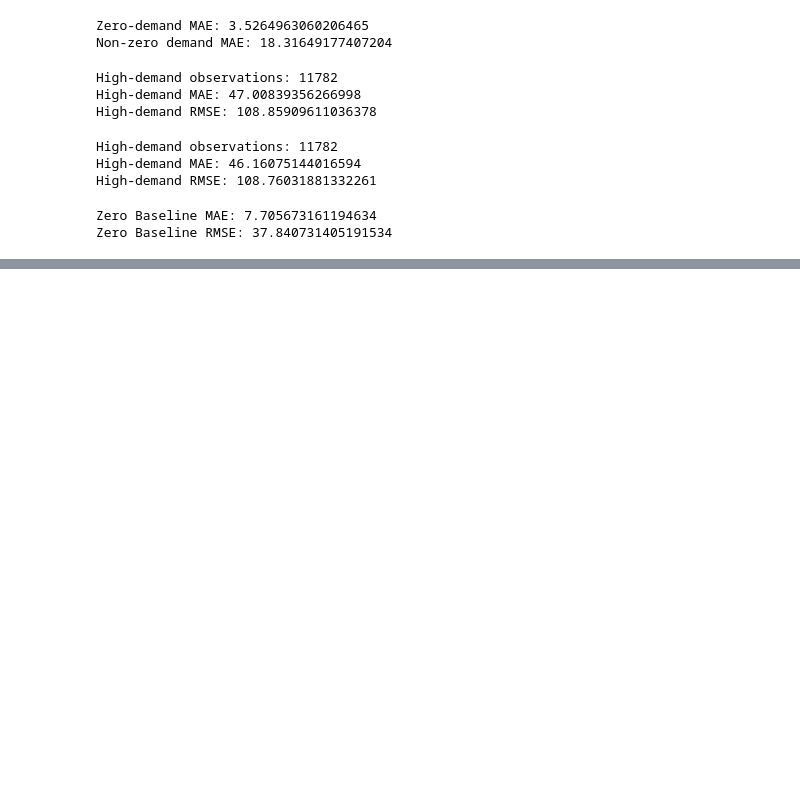
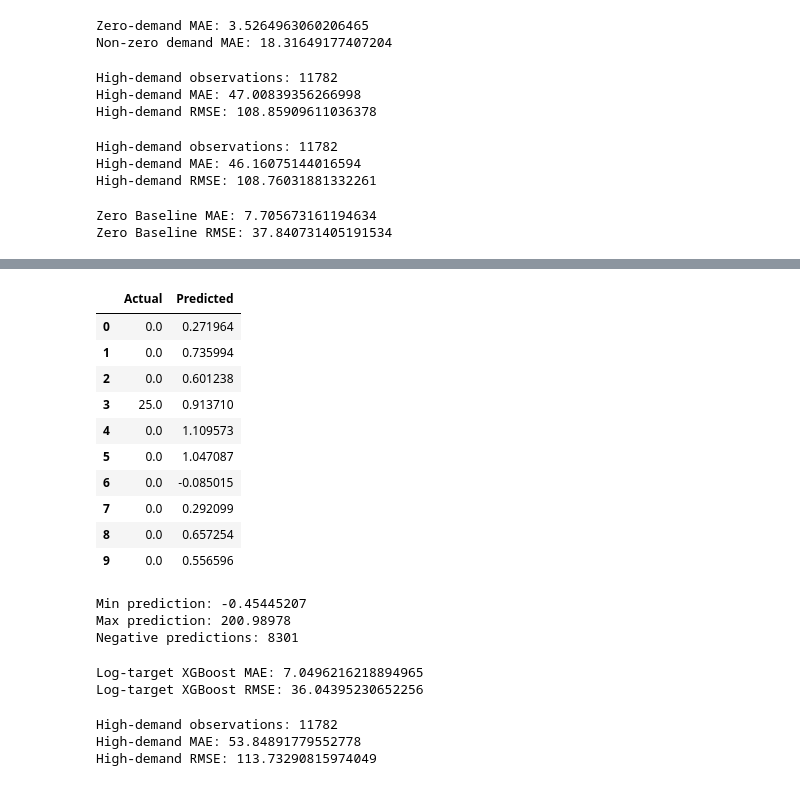
Before and after one commit to rajdeep-senapati/stocksense, a Jupyter notebook: notebooks/02_demand_forecasting.ipynb, the cells around one changed output, grey strips where cells are left out. Drawn from its saved outputs; the diff is of its cells as text; code cells hidden in the pictures; blank space fills up the shorter version.

Commit message:
Tested other models

```diff
--- a/notebooks/02_demand_forecasting.ipynb
+++ b/notebooks/02_demand_forecasting.ipynb
@@ -342,0 +372,13 @@ Zero Baseline RMSE: 37.840731405191534
+# %%
+xgb_log_model = XGBRegressor(
+    n_estimators=300,
+    learning_rate=0.05,
+    max_depth=6,
+    subsample=0.8,
+    colsample_bytree=0.8,
+    objective="reg:squarederror",
+    random_state=42,
+    n_jobs=-1,
+)
+# %%
+xgb_log_model.fit(X_train, y_train_log)
@@ -342,0 +397,58 @@ Zero Baseline RMSE: 37.840731405191534
+# %%
+xgb_log_validation_pred = xgb_log_model.predict(X_validation)
+# %%
+xgb_log_validation_pred = np.expm1(xgb_log_validation_pred)
+# %%
+log_xgb_comparison = pd.DataFrame(
+    {"Actual": y_validation.values, "Predicted": xgb_log_validation_pred}
+)
+
+log_xgb_comparison.head(10)
+# %% [output]
+|  | Actual | Predicted |
+| 0 | 0.0 | 0.271964 |
+| 1 | 0.0 | 0.735994 |
+| 2 | 0.0 | 0.601238 |
+| 3 | 25.0 | 0.913710 |
+| 4 | 0.0 | 1.109573 |
+| 5 | 0.0 | 1.047087 |
+| 6 | 0.0 | -0.085015 |
+| 7 | 0.0 | 0.292099 |
+| 8 | 0.0 | 0.657254 |
+| 9 | 0.0 | 0.556596 |
+# %%
+print("Min prediction:", xgb_log_validation_pred.min())
+print("Max prediction:", xgb_log_validation_pred.max())
+print("Negative predictions:", (xgb_log_validation_pred < 0).sum())
+# %% [output]
+Min prediction: -0.45445207
+Max prediction: 200.98978
+Negative predictions: 8301
+# %%
+mae_xgb_log = mean_absolute_error(y_validation, xgb_log_validation_pred)
+
+rmse_xgb_log = mean_squared_error(y_validation, xgb_log_validation_pred) ** 0.5
+
+print("Log-target XGBoost MAE:", mae_xgb_log)
+print("Log-target XGBoost RMSE:", rmse_xgb_log)
+# %% [output]
+Log-target XGBoost MAE: 7.0496216218894965
+Log-target XGBoost RMSE: 36.04395230652256
+# %%
+log_xgb_results = pd.DataFrame(
+    {"Actual": y_validation.values, "Predicted": xgb_log_validation_pred}
+)
+
+log_xgb_results["Error"] = log_xgb_results["Actual"] - log_xgb_results["Predicted"]
+
+log_xgb_results["Absolute_Error"] = log_xgb_results["Error"].abs()
+
+log_high_demand = log_xgb_results[log_xgb_results["Actual"] >= 20]
+
+print("High-demand observations:", len(log_high_demand))
+print("High-demand MAE:", log_high_demand["Absolute_Error"].mean())
+print("High-demand RMSE:", (log_high_demand["Error"] ** 2).mean() ** 0.5)
+# %% [output]
+High-demand observations: 11782
+High-demand MAE: 53.84891779552778
+High-demand RMSE: 113.73290815974049
```
Also changed, not shown: parts of 4 cells of this notebook.
